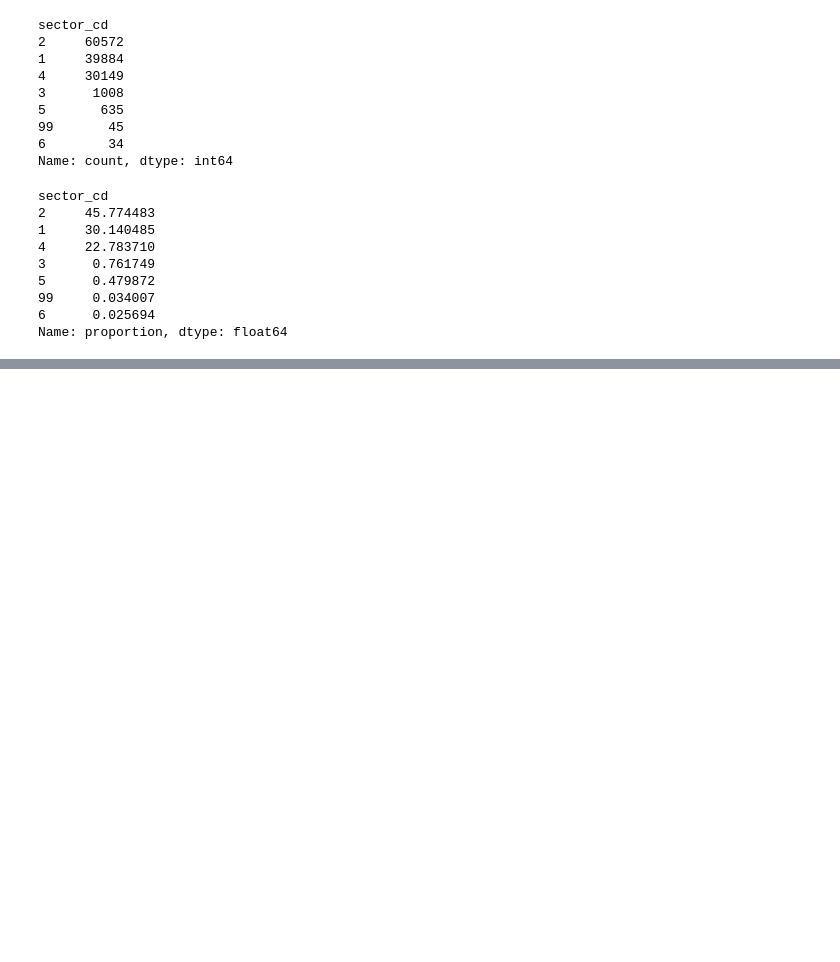
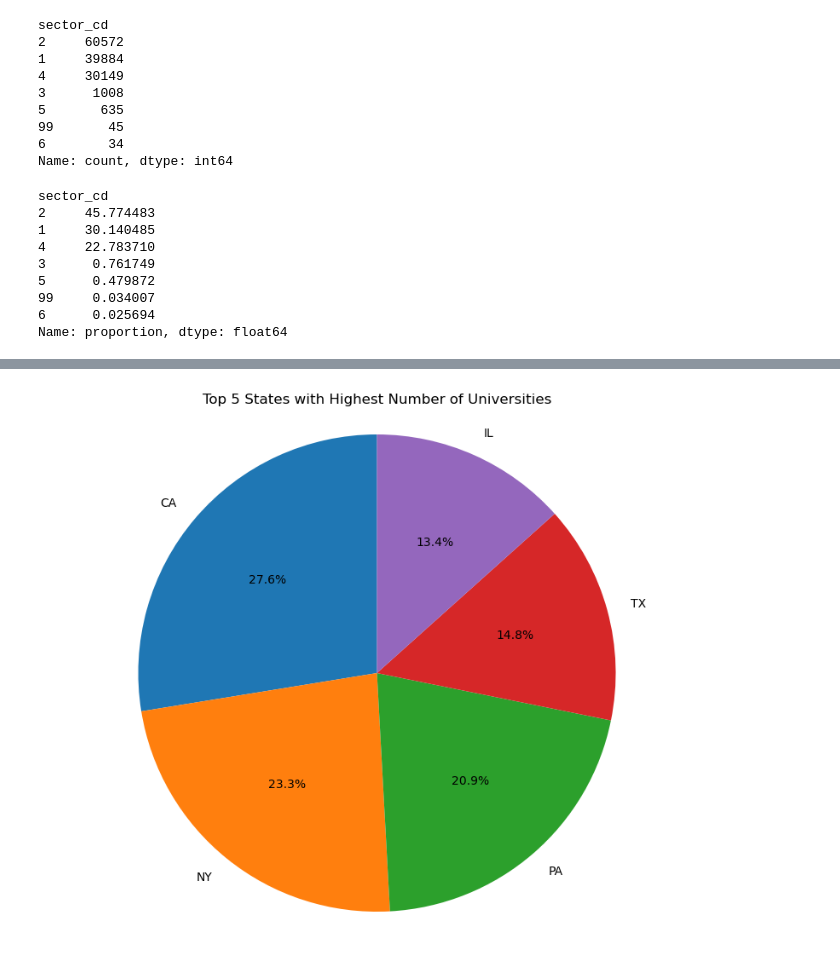
Before and after one commit to yevakramarova/project_code, a Jupyter notebook: TP1_YK_JCL.ipynb, the cells around one changed output, grey strips where cells are left out. Saved outputs shown, nothing was run; the diff lists cells and outputs as text; code cells hidden in the pictures; blank space fills up the shorter version.

```diff
--- a/TP1_YK_JCL.ipynb
+++ b/TP1_YK_JCL.ipynb
@@ -582,0 +640,9 @@ The `ci` parameter is deprecated. Use `errorbar=None` for the same effect.
+# %%
+state_university_count = new_data2.groupby('state_cd')['institution_name'].count().sort_values(ascending=False)
+plt.figure(figsize=(10, 8))
+plt.pie(state_university_count.head(5), labels=state_university_count.index[:5], autopct='%1.1f%%', startangle=90)
+plt.title('Top 5 States with Highest Number of Universities')
+plt.axis('equal')
+plt.show()
+# %% [output]
+[figure, added]
```
Also changed, not shown: parts of 51 cells of this notebook.
